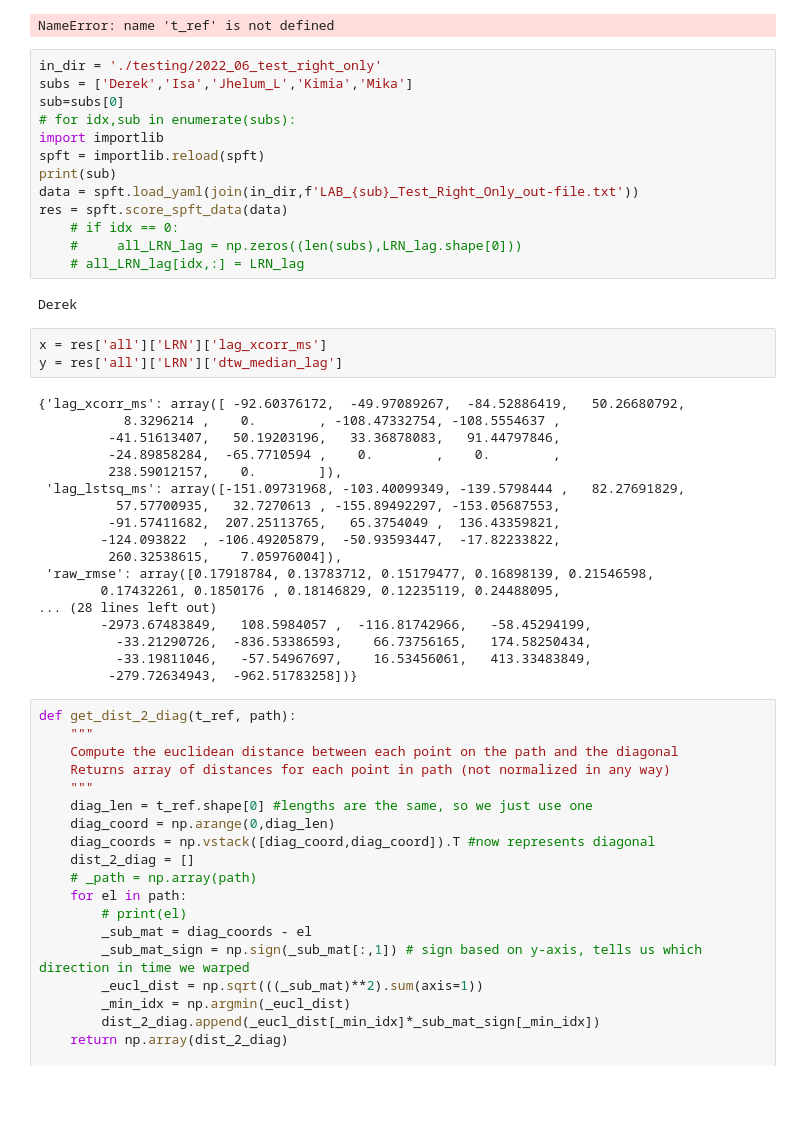
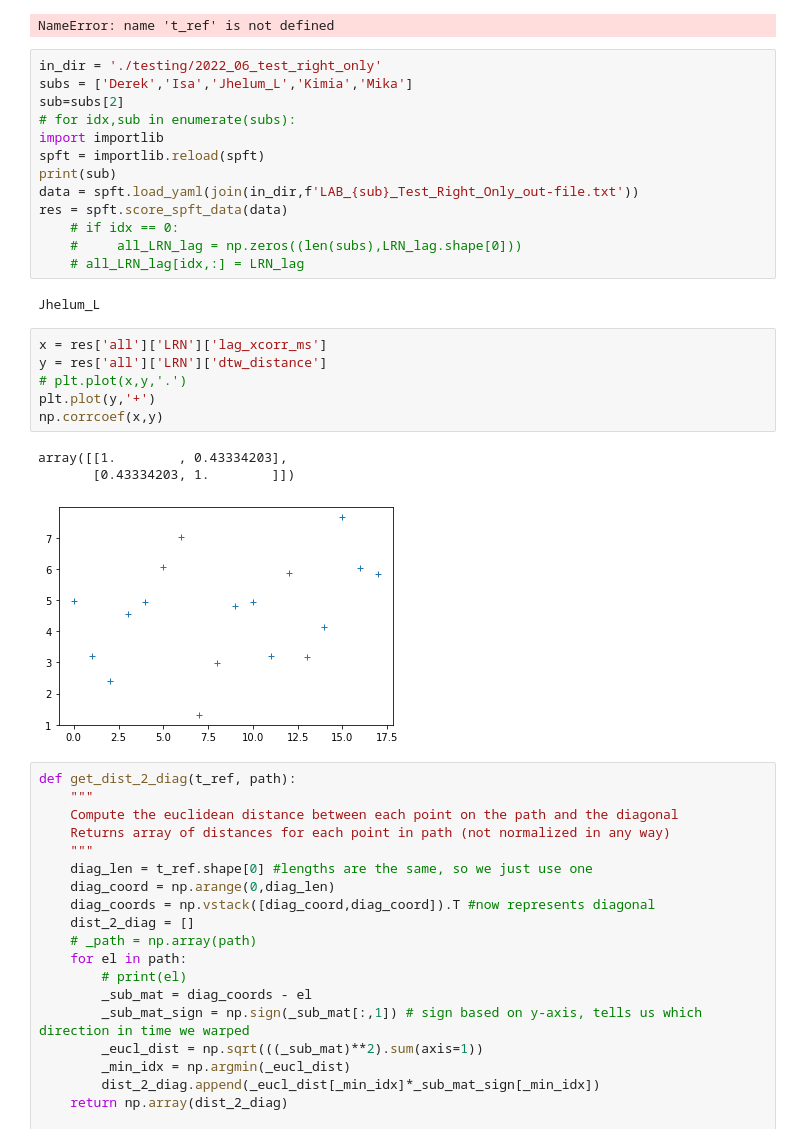
Before and after one commit to neuralabc/spft-java, a Jupyter notebook: spft/2022_09_DTW_test.ipynb, the cells around one changed output. Drawn from its saved outputs; the diff is of its cells as text; blank space fills up the shorter version.

```diff
--- a/spft/2022_09_DTW_test.ipynb
+++ b/spft/2022_09_DTW_test.ipynb
@@ -132,7 +132,7 @@ NameError: name 't_ref' is not defined
 # %%
 in_dir = './testing/2022_06_test_right_only'
 subs = ['Derek','Isa','Jhelum_L','Kimia','Mika']
-sub=subs[0]
+sub=subs[2]
 # for idx,sub in enumerate(subs):
 import importlib
 spft = importlib.reload(spft)
@@ -143,28 +143,17 @@ res = spft.score_spft_data(data)
     #     all_LRN_lag = np.zeros((len(subs),LRN_lag.shape[0]))
     # all_LRN_lag[idx,:] = LRN_lag
 # %% [output]
-Derek
+Jhelum_L
 # %%
 x = res['all']['LRN']['lag_xcorr_ms']
-y = res['all']['LRN']['dtw_median_lag']
+y = res['all']['LRN']['dtw_distance']
+# plt.plot(x,y,'.')
+plt.plot(y,'+')
+np.corrcoef(x,y)
 # %% [output]
-{'lag_xcorr_ms': array([ -92.60376172,  -49.97089267,  -84.52886419,   50.26680792,
-           8.3296214 ,    0.        , -108.47332754, -108.5554637 ,
-         -41.51613407,   50.19203196,   33.36878083,   91.44797846,
-         -24.89858284,  -65.7710594 ,    0.        ,    0.        ,
-         238.59012157,    0.        ]),
- 'lag_lstsq_ms': array([-151.09731968, -103.40099349, -139.5798444 ,   82.27691829,
-          57.57700935,   32.7270613 , -155.89492297, -153.05687553,
-         -91.57411682,  207.25113765,   65.3754049 ,  136.43359821,
-        -124.093822  , -106.49205879,  -50.93593447,  -17.82233822,
-         260.32538615,    7.05976004]),
- 'raw_rmse': array([0.17918784, 0.13783712, 0.15179477, 0.16898139, 0.21546598,
-        0.17432261, 0.1850176 , 0.18146829, 0.12235119, 0.24488095,
-... (28 lines left out)
-        -2973.67483849,   108.5984057 ,  -116.81742966,   -58.45294199,
-          -33.21290726,  -836.53386593,    66.73756165,   174.58250434,
-          -33.19811046,   -57.54967697,    16.53456061,   413.33483849,
-         -279.72634943,  -962.51783258])}
+array([[1.        , 0.43334203],
+       [0.43334203, 1.        ]])
+[figure, added]
 # %%
 def get_dist_2_diag(t_ref, path):
     """
```
Also changed, not shown: 2 other files.
